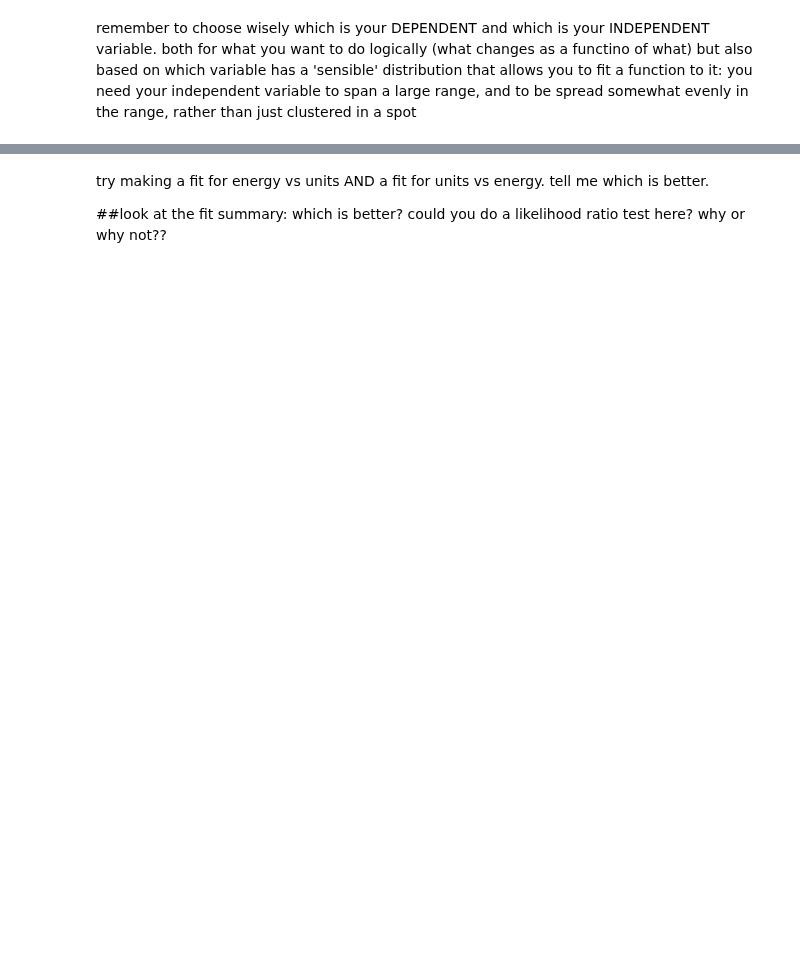
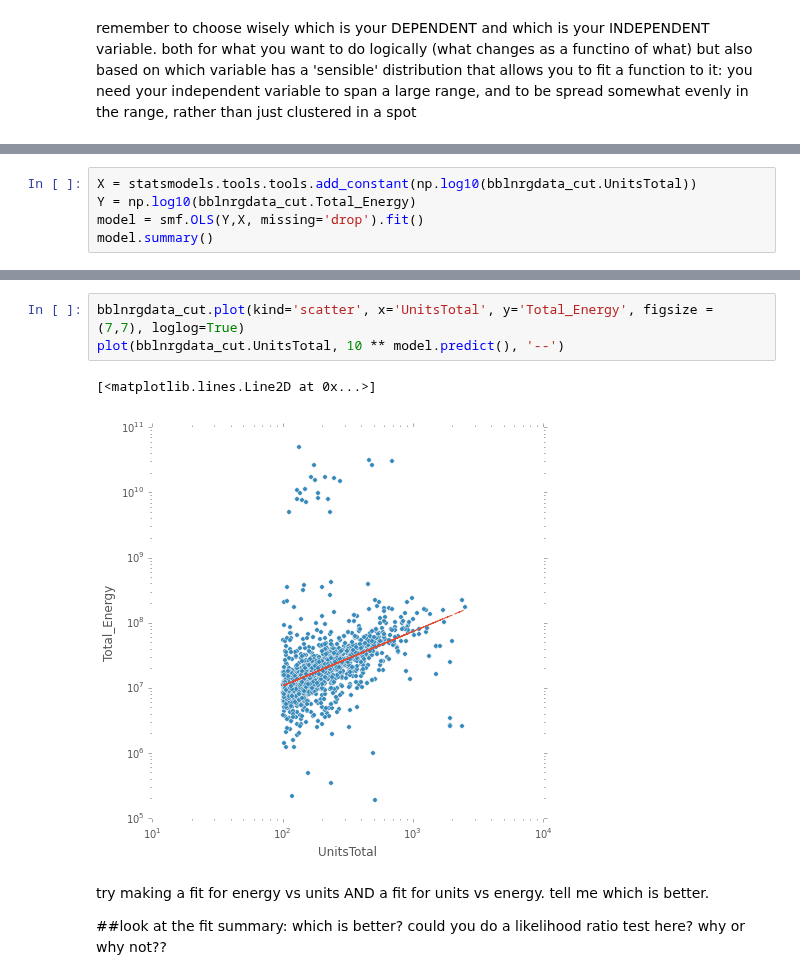
Before and after one commit to jjhall77/PUI2015_jjhall, a Jupyter notebook: HW5/building_nrg_instructions.ipynb, the cells around one changed output, grey strips where cells are left out. Cells and saved outputs as stored; diff of their text form; blank space fills up the shorter version.

```diff
--- a/HW5/building_nrg_instructions.ipynb
+++ b/HW5/building_nrg_instructions.ipynb
@@ -228,0 +224,5 @@ ax.legend()
+# %%
+X = statsmodels.tools.tools.add_constant(np.log10(bblnrgdata_cut.UnitsTotal))
+Y = np.log10(bblnrgdata_cut.Total_Energy)
+model = smf.OLS(Y,X, missing='drop').fit()
+model.summary()
@@ -229,3 +247,9 @@ ax.legend()
+# %%
+bblnrgdata_cut.plot(kind='scatter', x='UnitsTotal', y='Total_Energy', figsize = (7,7), loglog=True)
+plot(bblnrgdata_cut.UnitsTotal, 10 ** model.predict(), '--')
+# %% [output]
+[<matplotlib.lines.Line2D at 0x...>]
+[figure, added]
 # %% [markdown]
 try making a fit for energy vs units AND a fit for units vs energy.
 tell me which is better.
```
Also changed, not shown: parts of 15 cells of this notebook.
